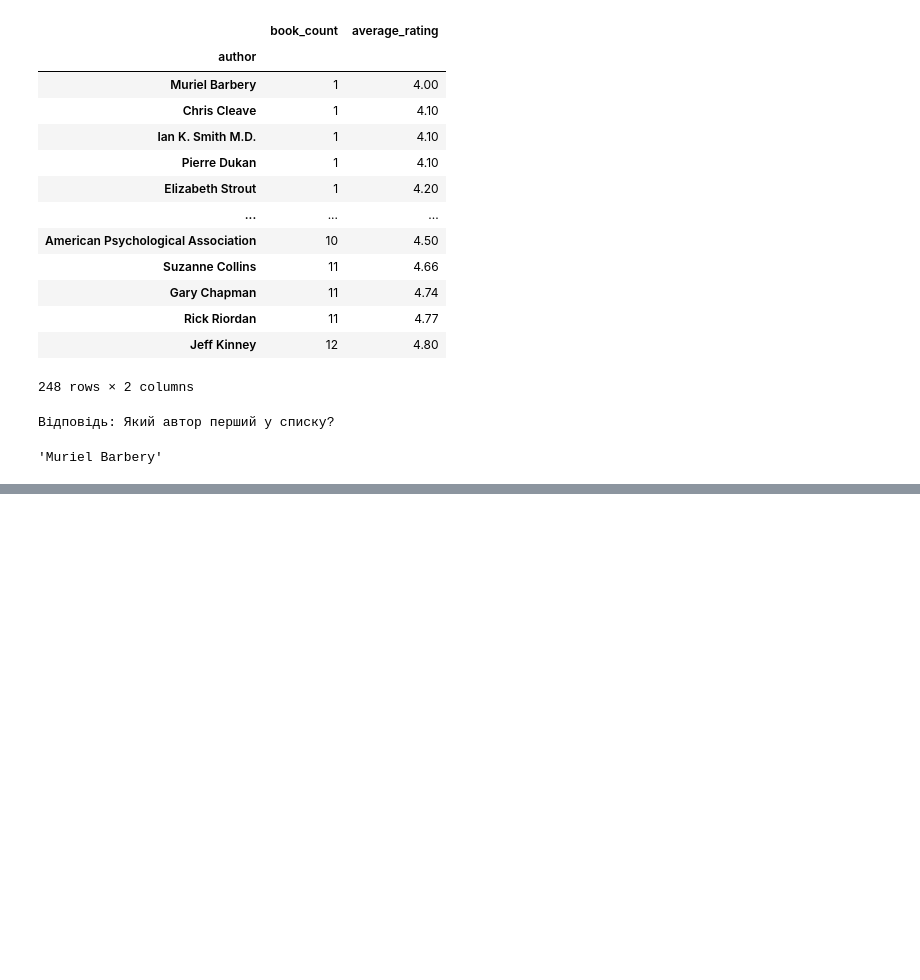
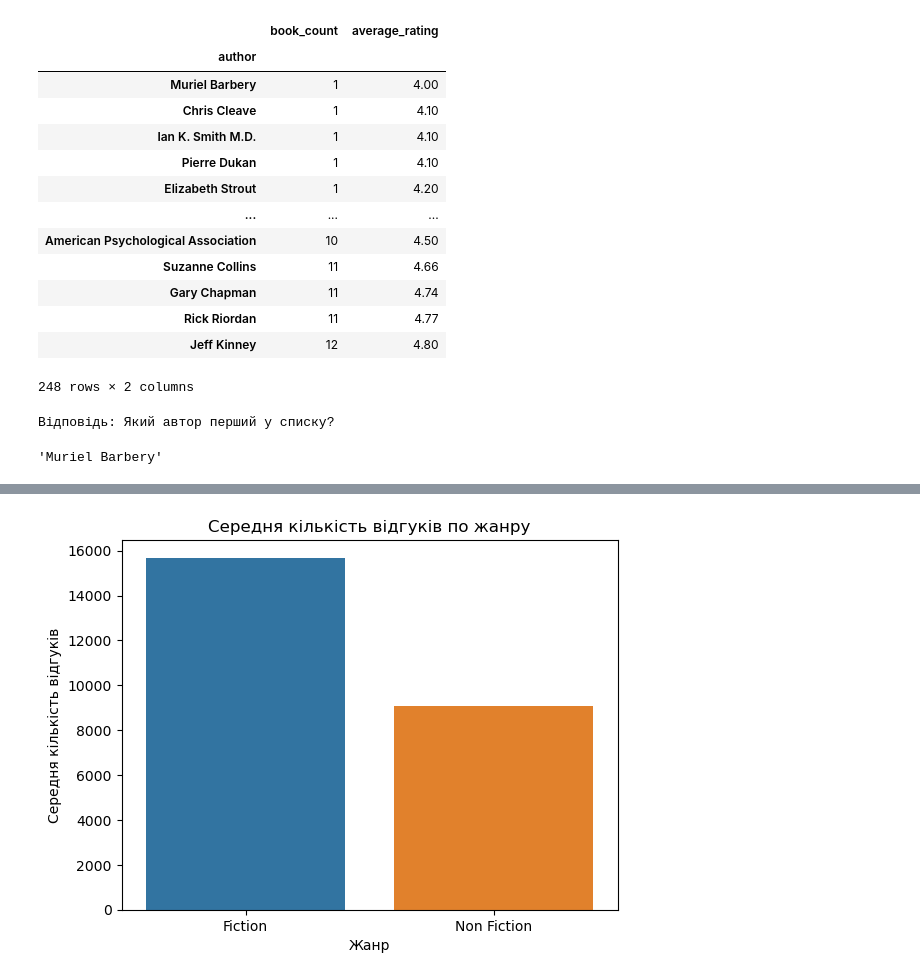
Before and after one commit to Korniev/Data-Sciense, a Jupyter notebook: hw_02/Hw_2.3.ipynb, the cells around one changed output, grey strips where cells are left out. Drawn from its saved outputs; the diff is of its cells as text; code cells hidden in the pictures; blank space fills up the shorter version.

```diff
--- a/hw_02/Hw_2.3.ipynb
+++ b/hw_02/Hw_2.3.ipynb
@@ -361,0 +380,13 @@ first_author_in_list
+# %%
+#
+
+reviews_per_genre = data.groupby('genre')['reviews'].mean().reset_index()
+
+# Створення стовпчикової діаграми
+sns.barplot(x='genre', y='reviews', data=reviews_per_genre)
+plt.title('Середня кількість відгуків по жанру')
+plt.ylabel('Середня кількість відгуків')
+plt.xlabel('Жанр')
+plt.show()
+# %% [output]
+[figure, added]
```
Also changed, not shown: parts of 2 cells of this notebook.
